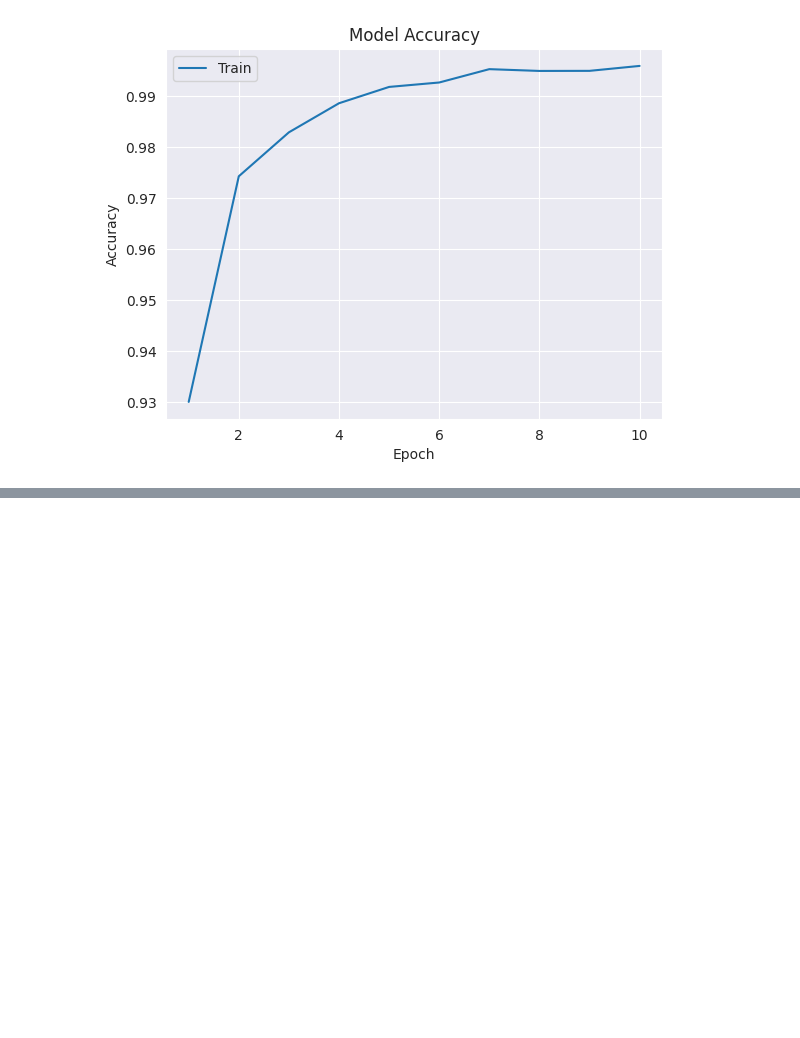
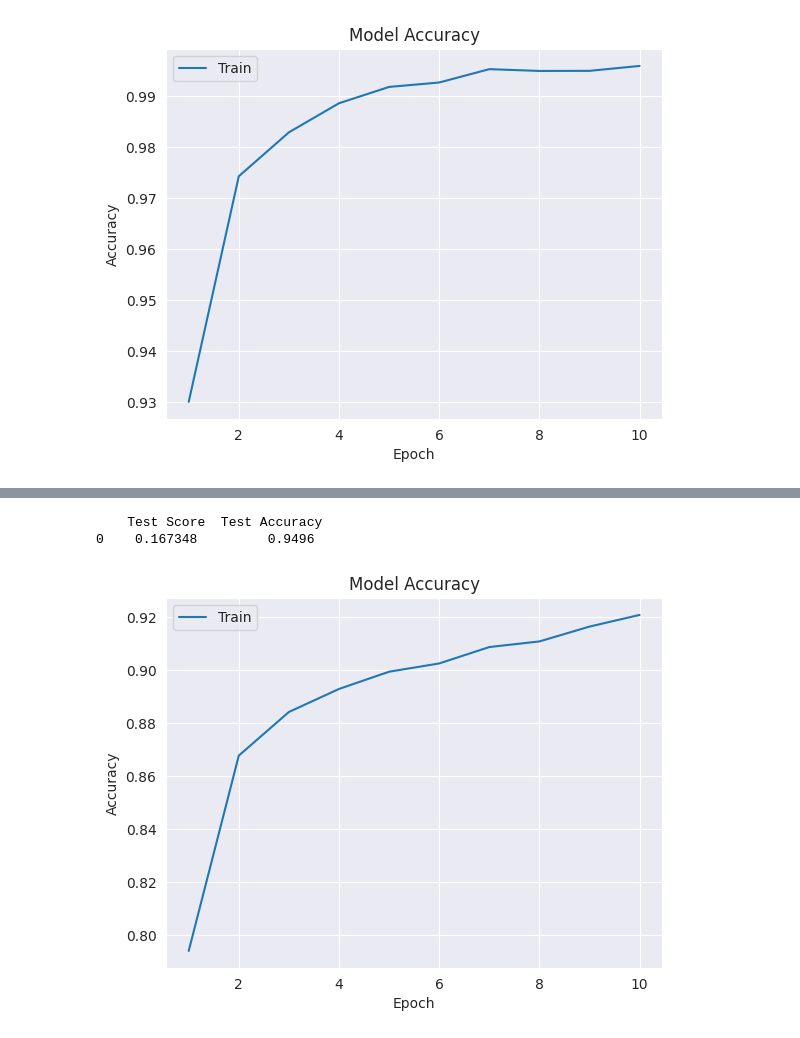
Before and after one commit to mjmousavi97/Deep-Learning-Tehran-uni, a Jupyter notebook: HomeWorks/01 HW/image_classification_mnist.ipynb, the cells around one changed output, grey strips where cells are left out. Saved outputs shown, nothing was run; the diff lists cells and outputs as text; code cells hidden in the pictures; blank space fills up the shorter version.

```diff
--- a/HomeWorks/01 HW/image_classification_mnist.ipynb
+++ b/HomeWorks/01 HW/image_classification_mnist.ipynb
@@ -428,0 +586,12 @@ plot_accuracy(history)
+# %%
+model_drop = Sequential()
+
+model_drop.add(Dense(512, activation='sigmoid', input_shape=input_dim, kernel_initializer=RandomNormal(mean=0.0, stddev=0.039, seed=None)))
+model_drop.add(BatchNormalization())
+model_drop.add(Dropout(0.5))
+
+model_drop.add(Dense(128, activation='sigmoid', kernel_initializer=RandomNormal(mean=0.0, stddev=0.55, seed=None)) )
+model_drop.add(BatchNormalization())
+model_drop.add(Dropout(0.5))
+
+model_drop.add(Dense(output_dim, activation='softmax'))
@@ -428,0 +624,7 @@ plot_accuracy(history)
+# %%
+model_drop.compile(optimizer='adam', loss='categorical_crossentropy', metrics=['accuracy'])
+# %%
+# define early stopping
+early_stopping = EarlyStopping(monitor='loss', patience=5)
+# %%
+history = model_drop.fit(X_train, y_train, batch_size=batch_size, epochs=n_epochs, callbacks=[early_stopping])
@@ -428,0 +652,7 @@ plot_accuracy(history)
+# %%
+score_table(model_drop)
+plot_accuracy(history)
+# %% [output]
+    Test Score  Test Accuracy
+0    0.167348         0.9496
+[figure, added]
```
Also changed, not shown: parts of 22 cells of this notebook.
